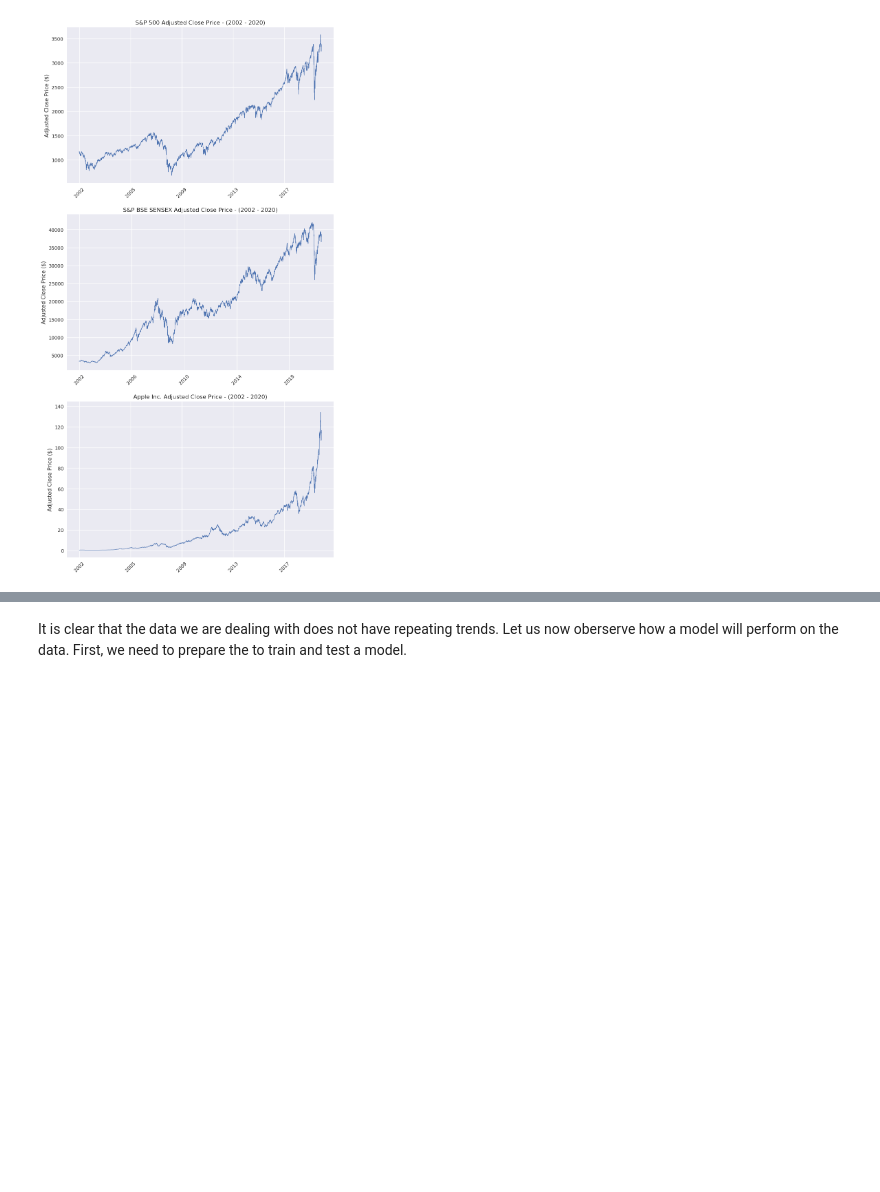
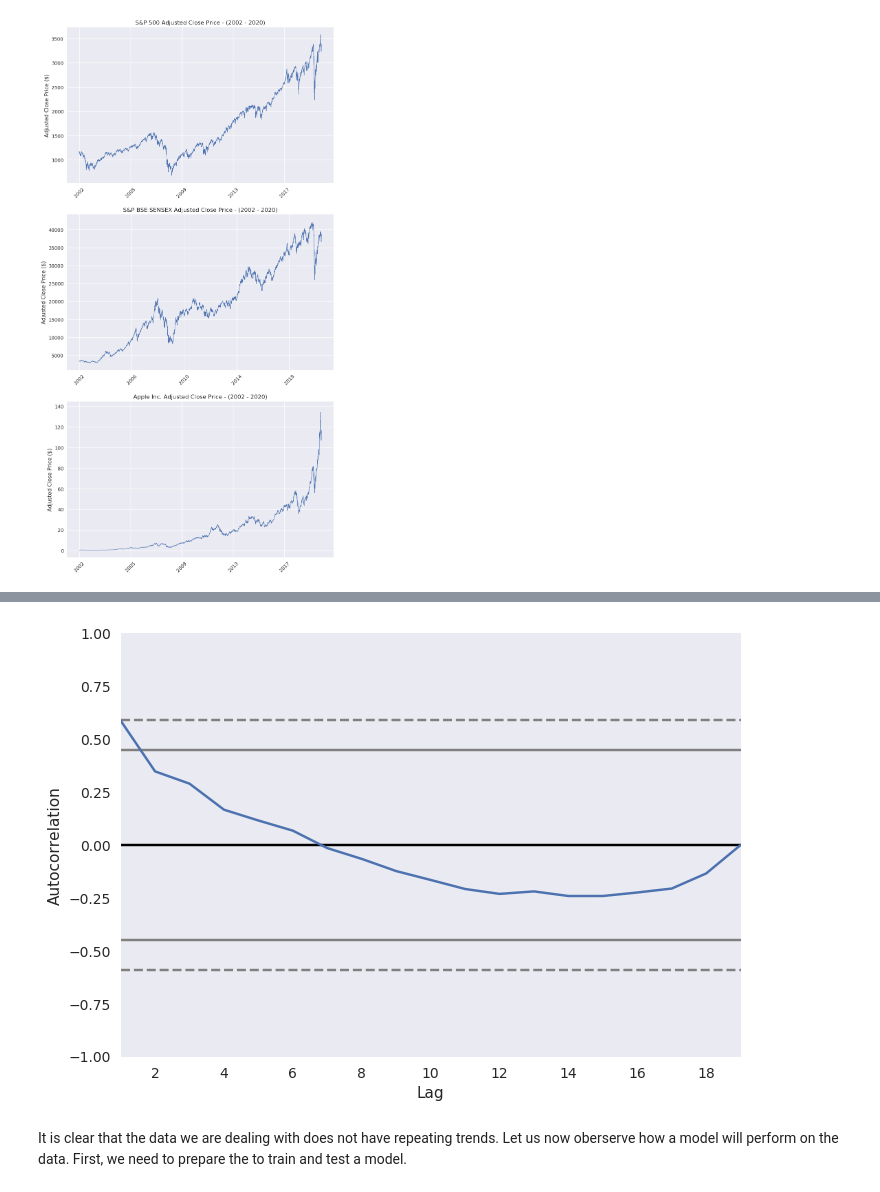
Before and after one commit to radroid/stock-price-predictor, a Jupyter notebook: 1_Exploratory_Data_Analysis.ipynb, the cells around one changed output, grey strips where cells are left out. Drawn from its saved outputs; the diff is of its cells as text; code cells hidden in the pictures; blank space fills up the shorter version.

```diff
--- a/1_Exploratory_Data_Analysis.ipynb
+++ b/1_Exploratory_Data_Analysis.ipynb
@@ -174,6 +174,7 @@ logic = {'Open'  : 'first',
          'High'  : 'max',
          'Low'   : 'min',
          'Close' : 'last',
+         'Adj Close': 'last',
          'Volume': 'sum'}
 
 yearly_data = data['AAPL'].resample(freq).apply(logic)
@@ -272,2 +283,10 @@ for (name, df), ax in zip(data_updated.items(), axes):
+# %%
+# Plotting an Autocorrelation plot
+from pandas.plotting import autocorrelation_plot
+
+
+autocorrelation_plot(yearly_data['AAPL']['Adj Close']);
+# %% [output]
+[figure, added]
 # %% [markdown]
 It is clear that the data we are dealing with does not have repeating trends. Let us now oberserve how a model will perform on the data. First, we need to prepare the to train and test a model.
```
Also changed, not shown: parts of 2 cells of this notebook, 2 other files.
